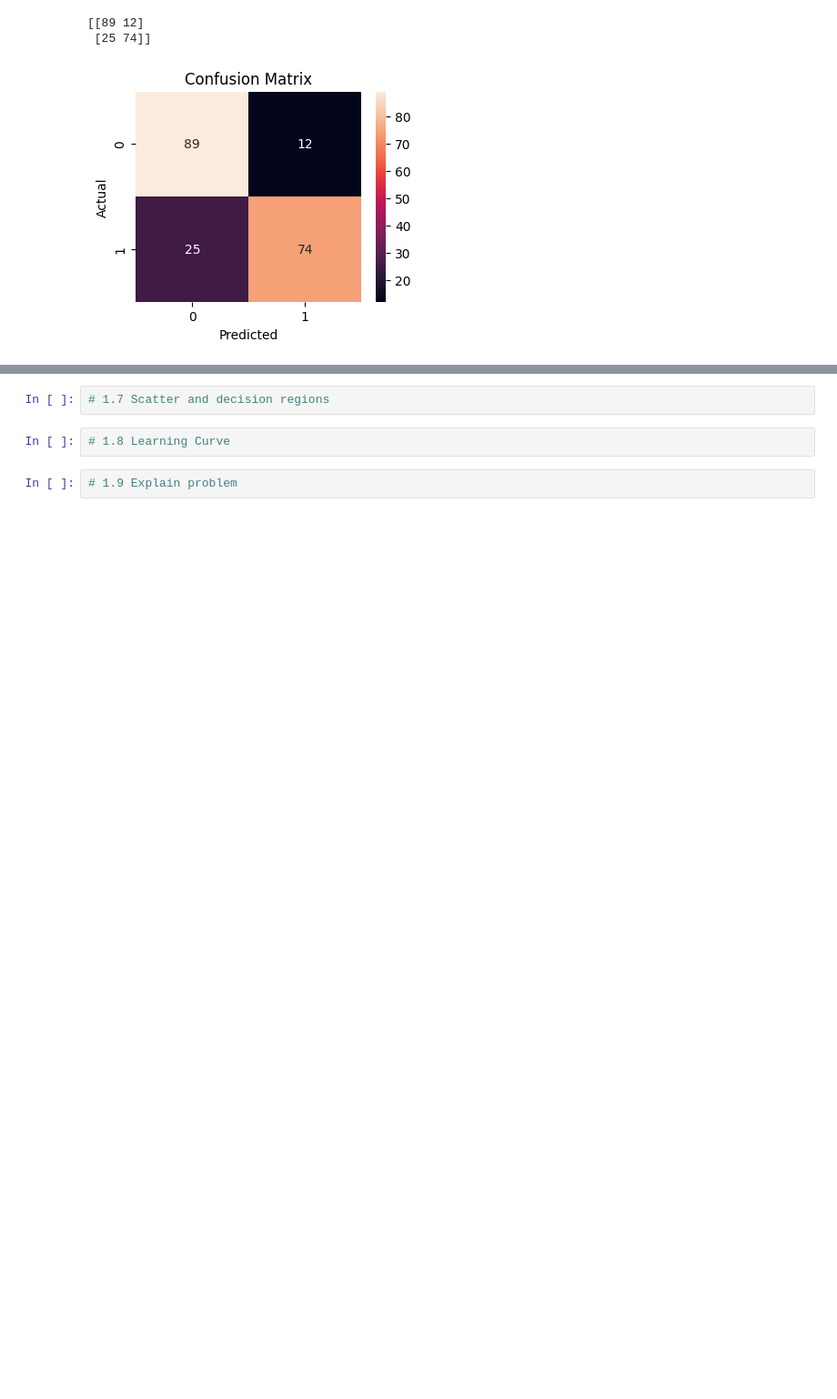
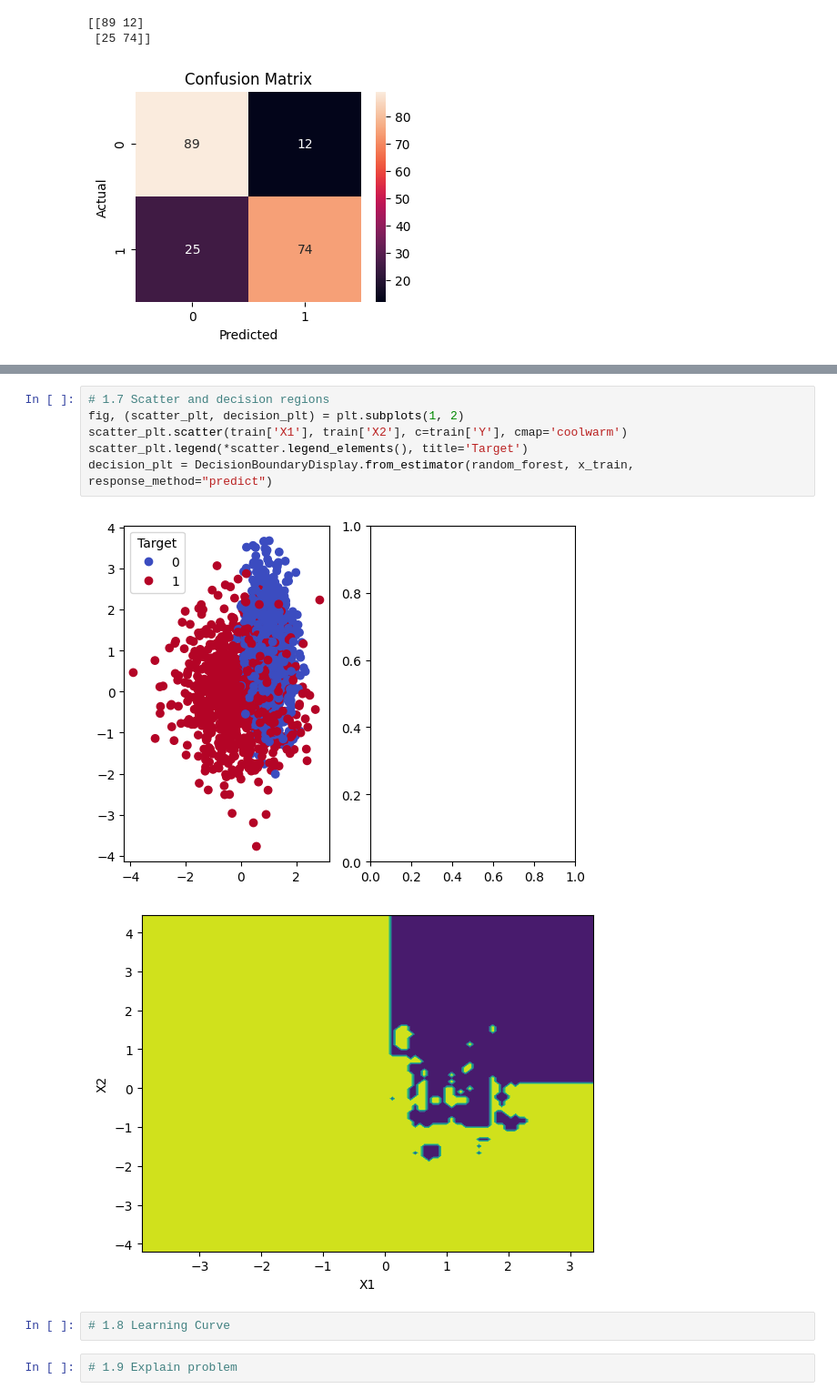
Before and after one commit to flowy-git/FDA, a Jupyter notebook: Lab1/lwyp_flowy.ipynb, the cells around one changed output, grey strips where cells are left out. Shown: that part at 91% size. Cells and saved outputs as stored; diff of their text form; blank space fills up the shorter version.

Commit message:
1.7 -> grrrrr the graph doesnt want to come into the subplot

```diff
--- a/Lab1/lwyp_flowy.ipynb
+++ b/Lab1/lwyp_flowy.ipynb
@@ -124,5 +119,12 @@ np.float64(0.185)
 # %%
 # 1.7 Scatter and decision regions
+fig, (scatter_plt, decision_plt) = plt.subplots(1, 2)
+scatter_plt.scatter(train['X1'], train['X2'], c=train['Y'], cmap='coolwarm')
+scatter_plt.legend(*scatter.legend_elements(), title='Target')
+decision_plt = DecisionBoundaryDisplay.from_estimator(random_forest, x_train, response_method="predict")
+# %% [output]
+[figure, added]
+[figure, added]
 # %%
 # 1.8 Learning Curve
 # %%
```
Also changed, not shown: parts of 1 cell of this notebook.
